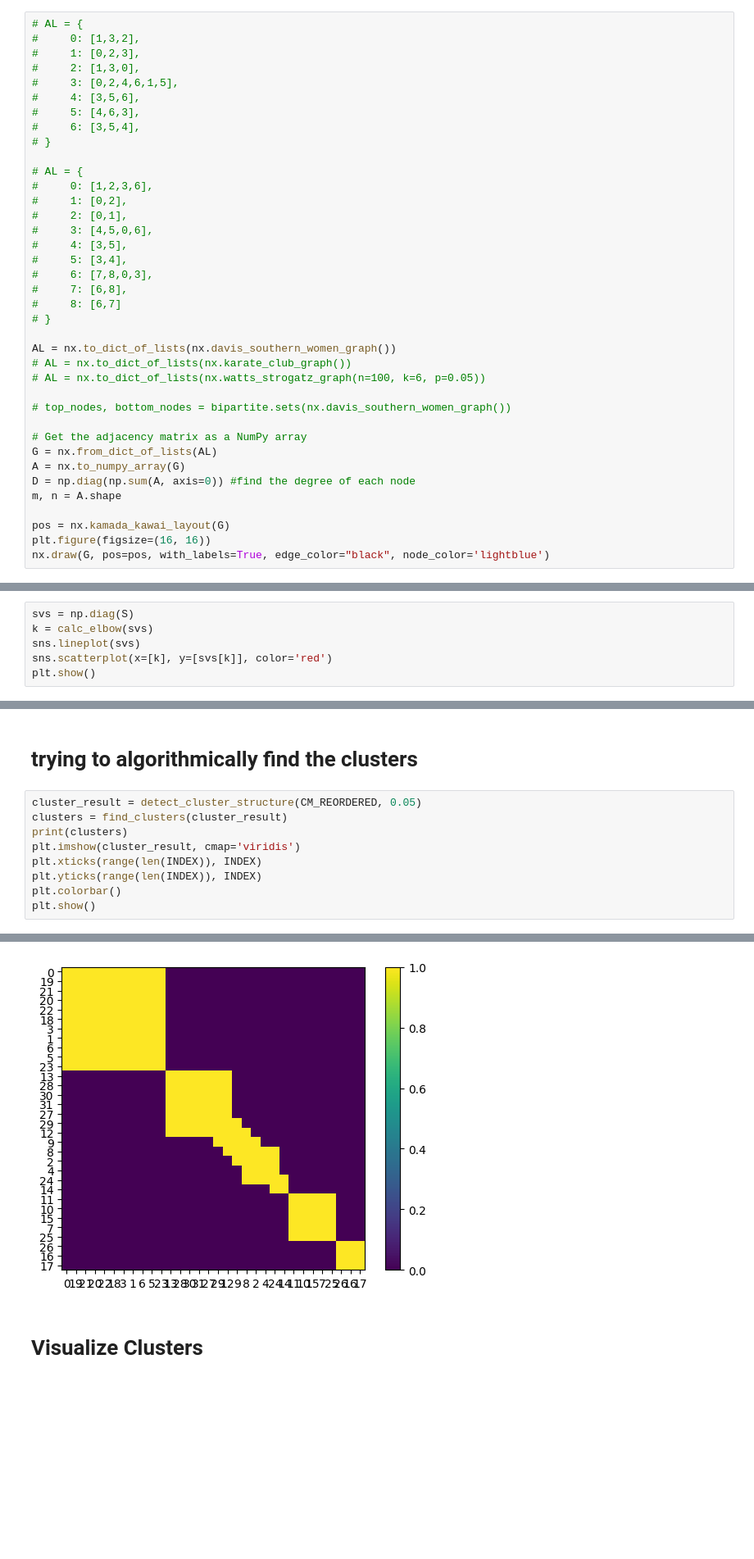
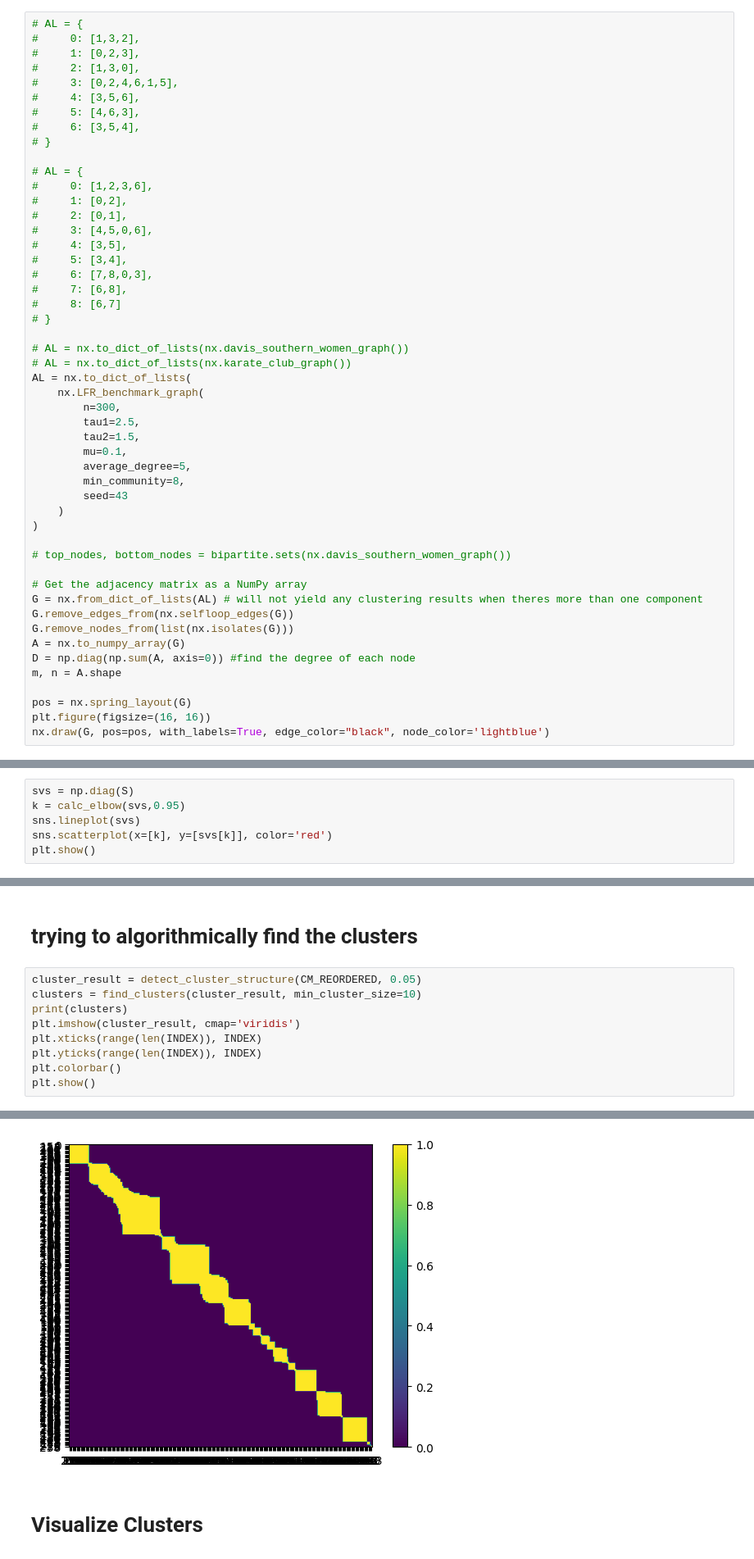
Before and after one commit to xiao278/svd_applications, a Jupyter notebook: community_detection_implementation.ipynb, the cells around one changed output, grey strips where cells are left out. Shown at 82% size. Saved outputs shown, nothing was run; the diff lists cells and outputs as text; blank space fills up the shorter version.

Commit message:
added clustering visualization
additionlly removed unused code in community_detection_implementation.ipynb

```diff
--- a/community_detection_implementation.ipynb
+++ b/community_detection_implementation.ipynb
@@ -60,19 +39,31 @@ def draw_graph(A:np.ndarray, group_labels=None, top_nodes=None):
 #     8: [6,7]
 # }
 
-AL = nx.to_dict_of_lists(nx.davis_southern_women_graph())
+# AL = nx.to_dict_of_lists(nx.davis_southern_women_graph())
 # AL = nx.to_dict_of_lists(nx.karate_club_graph())
-# AL = nx.to_dict_of_lists(nx.watts_strogatz_graph(n=100, k=6, p=0.05))
+AL = nx.to_dict_of_lists(
+    nx.LFR_benchmark_graph(
+        n=300,
+        tau1=2.5,
+        tau2=1.5,
+        mu=0.1,
+        average_degree=5,
+        min_community=8,
+        seed=43
+    )
+)
 
 # top_nodes, bottom_nodes = bipartite.sets(nx.davis_southern_women_graph())
 
 # Get the adjacency matrix as a NumPy array
-G = nx.from_dict_of_lists(AL)
+G = nx.from_dict_of_lists(AL) # will not yield any clustering results when theres more than one component
+G.remove_edges_from(nx.selfloop_edges(G))
+G.remove_nodes_from(list(nx.isolates(G)))
 A = nx.to_numpy_array(G)
 D = np.diag(np.sum(A, axis=0)) #find the degree of each node
 m, n = A.shape
 
-pos = nx.kamada_kawai_layout(G)
+pos = nx.spring_layout(G)
 plt.figure(figsize=(16, 16))
 nx.draw(G, pos=pos, with_labels=True, edge_color="black", node_color='lightblue')
 # %% [output]
@@ -86,7 +77,7 @@ V = Vt.T
 S = np.diag(S)
 # %%
 svs = np.diag(S)
-k = calc_elbow(svs)
+k = calc_elbow(svs,0.95)
 sns.lineplot(svs)
 sns.scatterplot(x=[k], y=[svs[k]], color='red')
 plt.show()
@@ -127,7 +118,7 @@ plt.show() #17-25
 # trying to algorithmically find the clusters
 # %%
 cluster_result = detect_cluster_structure(CM_REORDERED, 0.05)
-clusters = find_clusters(cluster_result)
+clusters = find_clusters(cluster_result, min_cluster_size=10)
 print(clusters)
 plt.imshow(cluster_result, cmap='viridis')
 plt.xticks(range(len(INDEX)), INDEX)
@@ -139,3 +130,3 @@ plt.show()
-[figure, old version]
+[figure, new version]
 # %% [markdown]
 # Visualize Clusters
```
Also changed, not shown: parts of 7 cells of this notebook, 1 other file.
